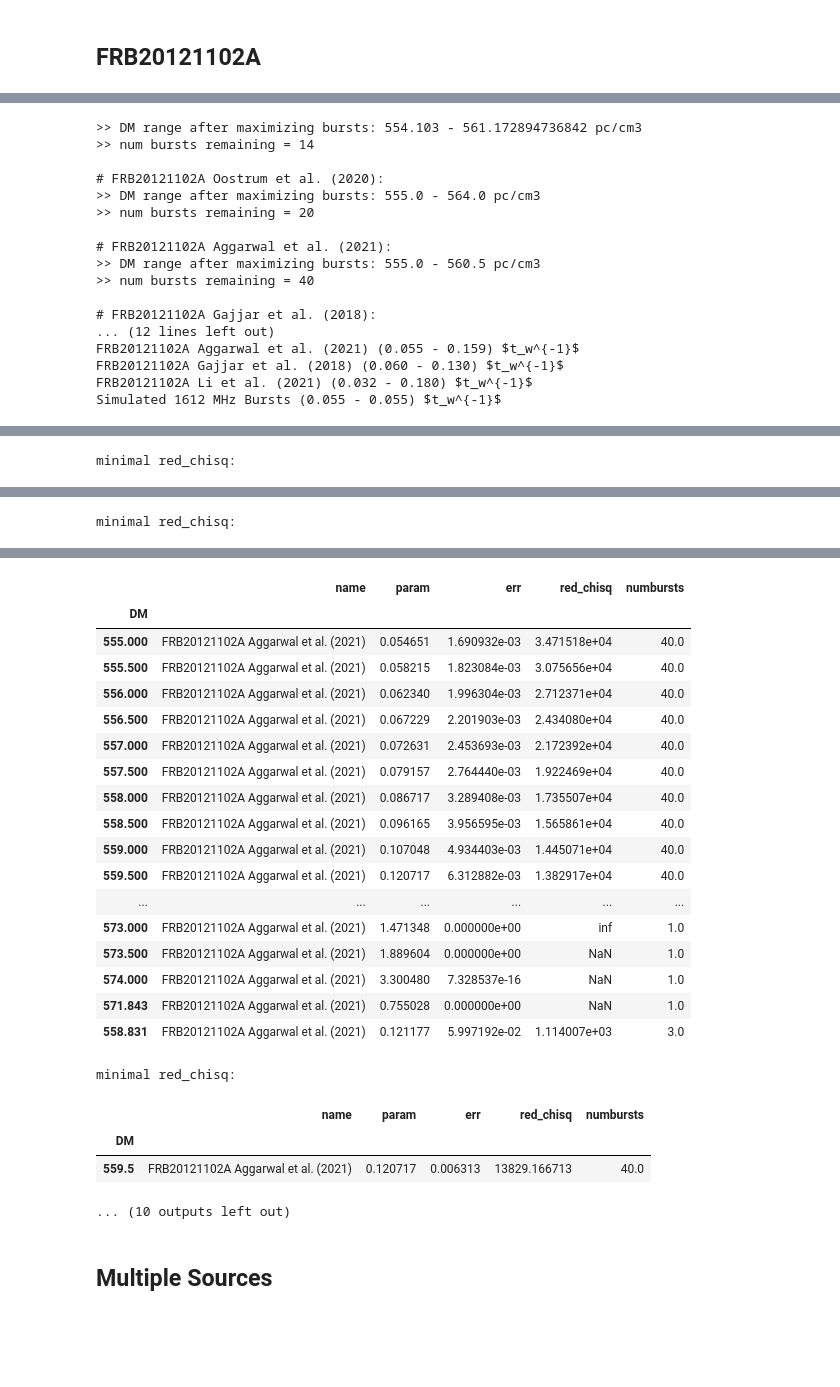
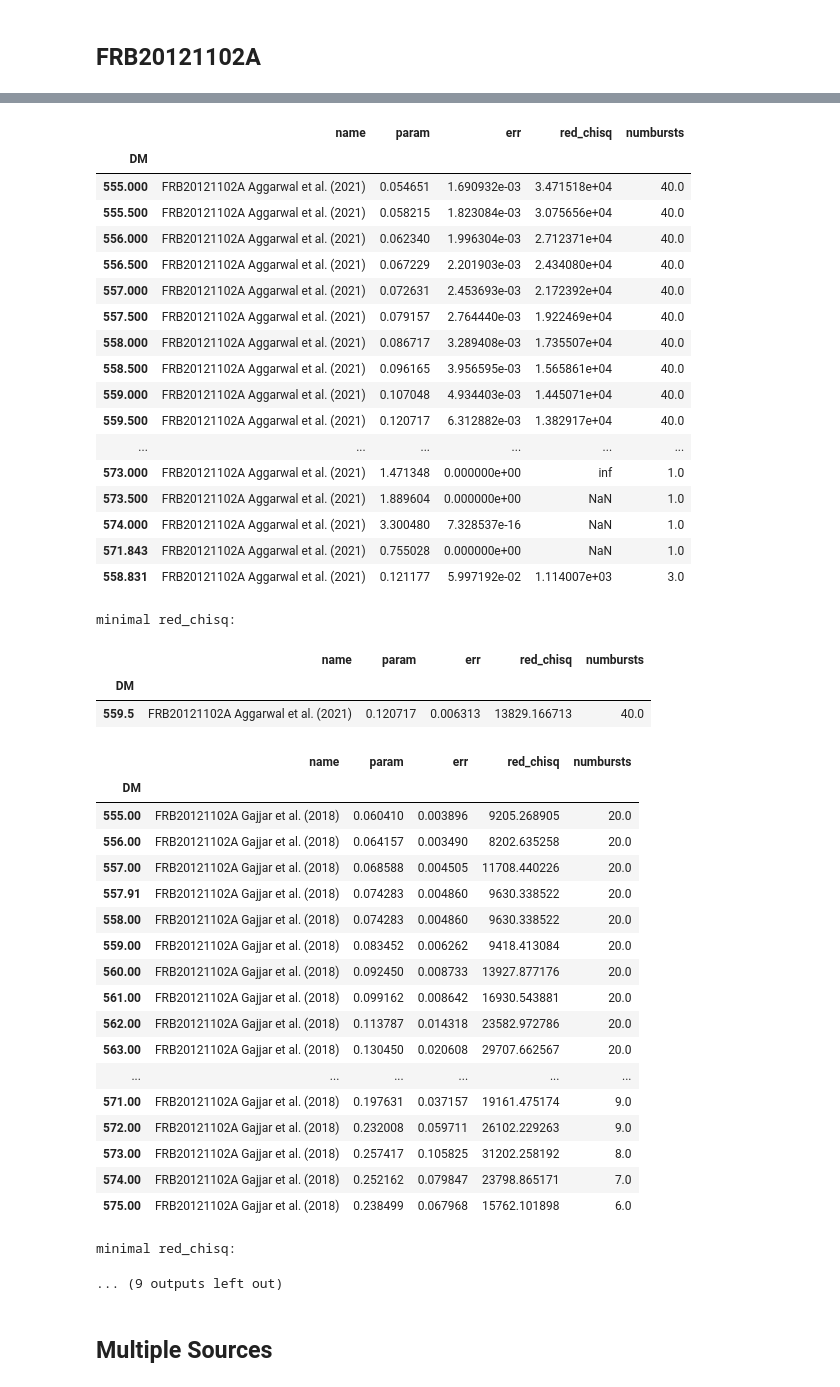
Before and after one commit to mef51/frbgui, a Jupyter notebook: PaperFigures.ipynb, the cells around one changed output, grey strips where cells are left out. Cells and saved outputs as stored; diff of their text form; code cells hidden in the pictures; blank space fills up the shorter version.

```diff
--- a/PaperFigures.ipynb
+++ b/PaperFigures.ipynb
@@ -30,10 +30,10 @@ importlib.reload(driftlaw)
 
 pd.options.mode.chained_assignment = None  # default='warn'
 pd.set_option('display.max_rows', None)
-%matplotlib qt
+%matplotlib inline
 
 chanspaces = [True, True, True, True, True, False, False, False]
-chanspaces = [True, False, False, False, False, False]
+chanspaces = [True, False, False, False, False, False, True]
 sources_filenames = [
     "results/frb121102_michilli_dmvariations.csv",
     # 'results/gajjar11a_dmvariations_oct15_2021.csv',
@@ -44,11 +44,13 @@ sources_filenames = [
     'results/FRB121102_aggarwal_2145rows_Feb28.csv',
     'results/GajjarFRB121102_results_506rows_Jan22.csv',
     'results/FRB121102_Li_419rows_Mar31.csv',
-    'results/simulated/1612_aishwarya_apr4.csv'
+    'results/FRB121102_Li_waittimes_1592rows_Apr08.csv',
+    # 'results/simulated/multiplelines_aish_apr10.csv'
 ]
 
 sources = []
 
+print("Loading...")
 for sfile, chanspace in zip(sources_filenames, chanspaces):
     df = pd.read_csv(sfile)
     df = df.set_index("name")
@@ -66,7 +68,8 @@ names = [
     'FRB20121102A Aggarwal et al. (2021)',
     'FRB20121102A Gajjar et al. (2018)',
     'FRB20121102A Li et al. (2021)',
-    'Simulated 1612 MHz Bursts'
+    'FRB20121102A Li_waits et al. (2021)',
+    # 'Simulated Bursts'
 ]
 annotations = [
     [0, 1, 2, 3, 4, 5],
@@ -78,7 +81,8 @@ annotations = [
     [],
     [],
     [],
-    []
+    [],
+    # []
 ]
 dmlimited = [
     [3, 5, 6, 14],
@@ -90,7 +94,8 @@ dmlimited = [
     [],
     [],
     [],
-    []
+    [],
+    # []
 ]
 exclusions = [
     [],
@@ -102,7 +107,8 @@ exclusions = [
     ['B023', 'B016', 'B028', 'B056', 'B109', 'B076', 'B079', 'B093', 'B091', 'B121', 'B128'],
     ['11A', '11B', '12A'],
     [],
-    []
+    [],
+    # []
 ]
 
 targetDMs   = [
@@ -122,7 +128,8 @@ targetDMs = [557.048789473684, 563.5, 559.5, 555.0]
 targetDMs = [557.637947368421, 563.5, 559.5, 556.0, 563.5]
 targetDMs = [557.637947368421, 560, 559.5, 556.0, 563.5]
 targetDMs = [557.637947368421, 563.5, 559.5, 556.0, 560.5]
-targetDMs = [557.637947368421, 563.5, 559.5, 556.0, 561.5, 0]
+targetDMs = [557.637947368421, 563.5, 559.5, 556.0, 561.5, 560.5, 1.1111111111111107]
+targetDMs = [557.637947368421, 563.5, 559.5, 556.0, 561.5, 560.5]
 
 def getFRB20121102AFit(pltdata):
     """ merge michilli and gajjar and fit together"""
@@ -136,7 +143,7 @@ Bconstants = extradata['Bconstants']
 # bakeddata['frames'][0] = pd.concat([bakeddata['frames'][0], bakeddata['frames'][1]])
 # del bakeddata['frames'][1]
 # del bakeddata['labels'][1]
-annotatei = []
+annotatei = [-1]
 ax, _ = driftlaw.plotSlopeVsDuration(bakeddata['frames'], bakeddata['labels'], fitlines=['r-', 'r--', 'b--', 'g-.'], markers=['o', 'd', 'p', 'X'], title=None,
                                      annotatei=annotatei, fitextents=[0.0728, 15], hidefit=[],
                                      logscale=True, errorfunc=driftlaw.limitedDMrangeerror, fiterrorfunc=driftlaw.log_error)
@@ -186,7 +193,7 @@ hdls, lbls = ax.get_legend_handles_labels()
 # lbls[0], lbls[1], lbls[2], lbls[5], lbls[6], lbls[7] = lbls[2], lbls[0], lbls[1], lbls[7], lbls[5], lbls[6]
 ax.legend(fontsize='medium')
 # ax.legend(hdls[7:18], lbls[7:18], fontsize='medium')
-# ax.get_legend().remove()
+ax.get_legend().remove()
 
 # ax.set_xlim(0.0737, 12.5)
 # ax.set_ylim(0.0013395279509532563, 508.64764364084175)
@@ -207,17 +238,0 @@ libGL error: failed to load driver: swrast
->> DM range after maximizing bursts: 554.103 - 561.172894736842 pc/cm3
->> num bursts remaining = 14
-
-# FRB20121102A Oostrum et al. (2020):
->> DM range after maximizing bursts: 555.0 - 564.0 pc/cm3
->> num bursts remaining = 20
-
-# FRB20121102A Aggarwal et al. (2021):
->> DM range after maximizing bursts: 555.0 - 560.5 pc/cm3
->> num bursts remaining = 40
-
-# FRB20121102A Gajjar et al. (2018):
-... (12 lines left out)
-FRB20121102A Aggarwal et al. (2021) (0.055 - 0.159) $t_w^{-1}$
-FRB20121102A Gajjar et al. (2018) (0.060 - 0.130) $t_w^{-1}$
-FRB20121102A Li et al. (2021) (0.032 - 0.180) $t_w^{-1}$
-Simulated 1612 MHz Bursts (0.055 - 0.055) $t_w^{-1}$
@@ -242,4 +239,3 @@ Simulated 1612 MHz Bursts (0.055 - 0.055) $t_w^{-1}$
-minimal red_chisq:
 |  | name | param | err | red_chisq | numbursts |
 | DM |  |  |  |  |  |
 | 557.637947 | FRB20121102A Michilli et al. (2018) | 0.06782 | 0.005429 | 78742.928782 | 14.0 |
@@ -261,4 +257,3 @@ minimal red_chisq:
 | 573.5 | FRB20121102A Oostrum et al. (2020) | 1.164345 | 0.000000 | NaN | 1.0 |
 | 574.0 | FRB20121102A Oostrum et al. (2020) | 1.543686 | 0.000000 | inf | 1.0 |
 | 574.5 | FRB20121102A Oostrum et al. (2020) | 2.951858 | 0.000000 | NaN | 1.0 |
-minimal red_chisq:
@@ -265,29 +261,48 @@ minimal red_chisq:
 |  | name | param | err | red_chisq | numbursts |
 | DM |  |  |  |  |  |
 | 563.5 | FRB20121102A Oostrum et al. (2020) | 0.137181 | 0.012469 | 187.611067 | 20.0 |
 |  | name | param | err | red_chisq | numbursts |
 | DM |  |  |  |  |  |
 | 555.000 | FRB20121102A Aggarwal et al. (2021) | 0.054651 | 1.690932e-03 | 3.471518e+04 | 40.0 |
 | 555.500 | FRB20121102A Aggarwal et al. (2021) | 0.058215 | 1.823084e-03 | 3.075656e+04 | 40.0 |
 | 556.000 | FRB20121102A Aggarwal et al. (2021) | 0.062340 | 1.996304e-03 | 2.712371e+04 | 40.0 |
 | 556.500 | FRB20121102A Aggarwal et al. (2021) | 0.067229 | 2.201903e-03 | 2.434080e+04 | 40.0 |
 | 557.000 | FRB20121102A Aggarwal et al. (2021) | 0.072631 | 2.453693e-03 | 2.172392e+04 | 40.0 |
 | 557.500 | FRB20121102A Aggarwal et al. (2021) | 0.079157 | 2.764440e-03 | 1.922469e+04 | 40.0 |
 | 558.000 | FRB20121102A Aggarwal et al. (2021) | 0.086717 | 3.289408e-03 | 1.735507e+04 | 40.0 |
 | 558.500 | FRB20121102A Aggarwal et al. (2021) | 0.096165 | 3.956595e-03 | 1.565861e+04 | 40.0 |
 | 559.000 | FRB20121102A Aggarwal et al. (2021) | 0.107048 | 4.934403e-03 | 1.445071e+04 | 40.0 |
 | 559.500 | FRB20121102A Aggarwal et al. (2021) | 0.120717 | 6.312882e-03 | 1.382917e+04 | 40.0 |
 | ... | ... | ... | ... | ... | ... |
 | 573.000 | FRB20121102A Aggarwal et al. (2021) | 1.471348 | 0.000000e+00 | inf | 1.0 |
 | 573.500 | FRB20121102A Aggarwal et al. (2021) | 1.889604 | 0.000000e+00 | NaN | 1.0 |
 | 574.000 | FRB20121102A Aggarwal et al. (2021) | 3.300480 | 7.328537e-16 | NaN | 1.0 |
 | 571.843 | FRB20121102A Aggarwal et al. (2021) | 0.755028 | 0.000000e+00 | NaN | 1.0 |
 | 558.831 | FRB20121102A Aggarwal et al. (2021) | 0.121177 | 5.997192e-02 | 1.114007e+03 | 3.0 |
+minimal red_chisq:
+|  | name | param | err | red_chisq | numbursts |
+| DM |  |  |  |  |  |
+| 559.5 | FRB20121102A Aggarwal et al. (2021) | 0.120717 | 0.006313 | 13829.166713 | 40.0 |
+|  | name | param | err | red_chisq | numbursts |
+| DM |  |  |  |  |  |
+| 555.00 | FRB20121102A Gajjar et al. (2018) | 0.060410 | 0.003896 | 9205.268905 | 20.0 |
+| 556.00 | FRB20121102A Gajjar et al. (2018) | 0.064157 | 0.003490 | 8202.635258 | 20.0 |
+| 557.00 | FRB20121102A Gajjar et al. (2018) | 0.068588 | 0.004505 | 11708.440226 | 20.0 |
+| 557.91 | FRB20121102A Gajjar et al. (2018) | 0.074283 | 0.004860 | 9630.338522 | 20.0 |
+| 558.00 | FRB20121102A Gajjar et al. (2018) | 0.074283 | 0.004860 | 9630.338522 | 20.0 |
+| 559.00 | FRB20121102A Gajjar et al. (2018) | 0.083452 | 0.006262 | 9418.413084 | 20.0 |
+| 560.00 | FRB20121102A Gajjar et al. (2018) | 0.092450 | 0.008733 | 13927.877176 | 20.0 |
+| 561.00 | FRB20121102A Gajjar et al. (2018) | 0.099162 | 0.008642 | 16930.543881 | 20.0 |
+| 562.00 | FRB20121102A Gajjar et al. (2018) | 0.113787 | 0.014318 | 23582.972786 | 20.0 |
+| 563.00 | FRB20121102A Gajjar et al. (2018) | 0.130450 | 0.020608 | 29707.662567 | 20.0 |
+| ... | ... | ... | ... | ... | ... |
+| 571.00 | FRB20121102A Gajjar et al. (2018) | 0.197631 | 0.037157 | 19161.475174 | 9.0 |
+| 572.00 | FRB20121102A Gajjar et al. (2018) | 0.232008 | 0.059711 | 26102.229263 | 9.0 |
+| 573.00 | FRB20121102A Gajjar et al. (2018) | 0.257417 | 0.105825 | 31202.258192 | 8.0 |
+| 574.00 | FRB20121102A Gajjar et al. (2018) | 0.252162 | 0.079847 | 23798.865171 | 7.0 |
+| 575.00 | FRB20121102A Gajjar et al. (2018) | 0.238499 | 0.067968 | 15762.101898 | 6.0 |
+minimal red_chisq:
-minimal red_chisq:
+... (9 outputs left out)
-|  | name | param | err | red_chisq | numbursts |
-| DM |  |  |  |  |  |
-| 559.5 | FRB20121102A Aggarwal et al. (2021) | 0.120717 | 0.006313 | 13829.166713 | 40.0 |
-... (10 outputs left out)
 # %% [markdown]
 ## Multiple Sources
 # %%
```
Also changed, not shown: parts of 1 cell of this notebook, 5 other files.
